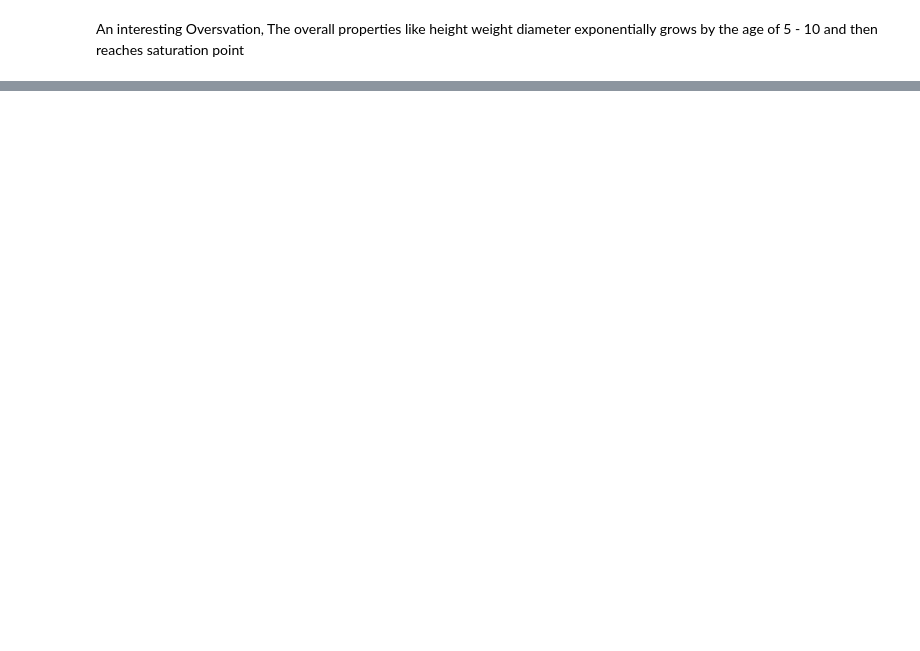
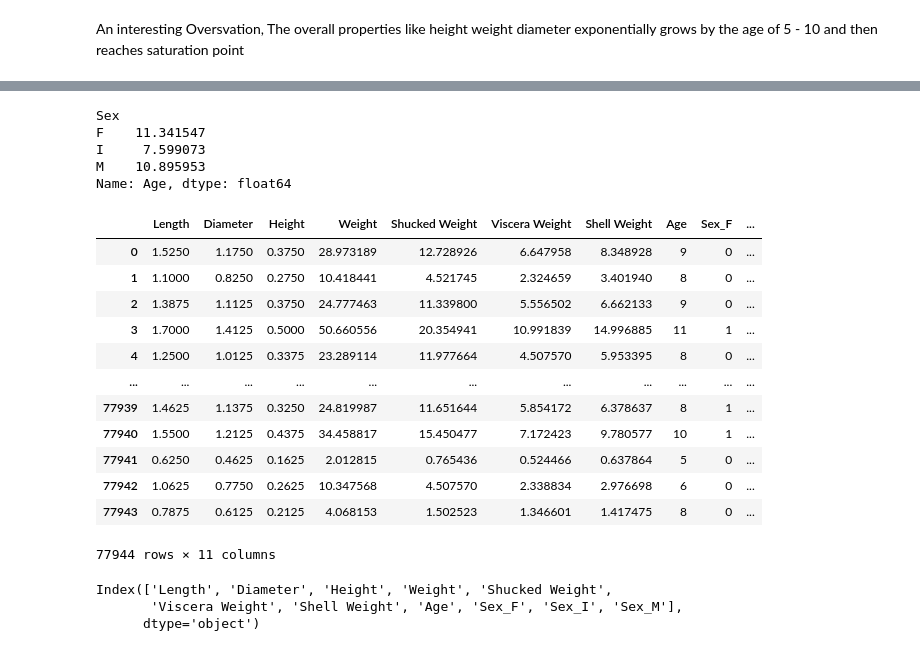
Before and after one commit to bibekebib/kaggle-Competitions, a Jupyter notebook: playground-series-s3e16/Regression with Crab age dataset.ipynb, the cells around one changed output, grey strips where cells are left out. Drawn from its saved outputs; the diff is of its cells as text; code cells hidden in the pictures; blank space fills up the shorter version.

```diff
--- a/playground-series-s3e16/Regression with Crab age dataset.ipynb
+++ b/playground-series-s3e16/Regression with Crab age dataset.ipynb
@@ -283,0 +288,8 @@ plt.show()
+# %%
+df['Age'].groupby(df['Sex']).mean()
+# %% [output]
+Sex
+F    11.341547
+I     7.599073
+M    10.895953
+Name: Age, dtype: float64
@@ -283,0 +298,24 @@ plt.show()
+# %%
+df_fin = pd.get_dummies(df_fin)
+# %%
+df_fin
+# %% [output]
+|  | Length | Diameter | Height | Weight | Shucked Weight | Viscera Weight | Shell Weight | Age | Sex_F | ... |
+| 0 | 1.5250 | 1.1750 | 0.3750 | 28.973189 | 12.728926 | 6.647958 | 8.348928 | 9 | 0 | ... |
+| 1 | 1.1000 | 0.8250 | 0.2750 | 10.418441 | 4.521745 | 2.324659 | 3.401940 | 8 | 0 | ... |
+| 2 | 1.3875 | 1.1125 | 0.3750 | 24.777463 | 11.339800 | 5.556502 | 6.662133 | 9 | 0 | ... |
+| 3 | 1.7000 | 1.4125 | 0.5000 | 50.660556 | 20.354941 | 10.991839 | 14.996885 | 11 | 1 | ... |
+| 4 | 1.2500 | 1.0125 | 0.3375 | 23.289114 | 11.977664 | 4.507570 | 5.953395 | 8 | 0 | ... |
+| ... | ... | ... | ... | ... | ... | ... | ... | ... | ... | ... |
+| 77939 | 1.4625 | 1.1375 | 0.3250 | 24.819987 | 11.651644 | 5.854172 | 6.378637 | 8 | 1 | ... |
+| 77940 | 1.5500 | 1.2125 | 0.4375 | 34.458817 | 15.450477 | 7.172423 | 9.780577 | 10 | 1 | ... |
+| 77941 | 0.6250 | 0.4625 | 0.1625 | 2.012815 | 0.765436 | 0.524466 | 0.637864 | 5 | 0 | ... |
+| 77942 | 1.0625 | 0.7750 | 0.2625 | 10.347568 | 4.507570 | 2.338834 | 2.976698 | 6 | 0 | ... |
+| 77943 | 0.7875 | 0.6125 | 0.2125 | 4.068153 | 1.502523 | 1.346601 | 1.417475 | 8 | 0 | ... |
+77944 rows × 11 columns
+# %%
+df_fin.columns
+# %% [output]
+Index(['Length', 'Diameter', 'Height', 'Weight', 'Shucked Weight',
+       'Viscera Weight', 'Shell Weight', 'Age', 'Sex_F', 'Sex_I', 'Sex_M'],
+      dtype='object')
```
Also changed, not shown: parts of 35 cells of this notebook, 6 other files.
